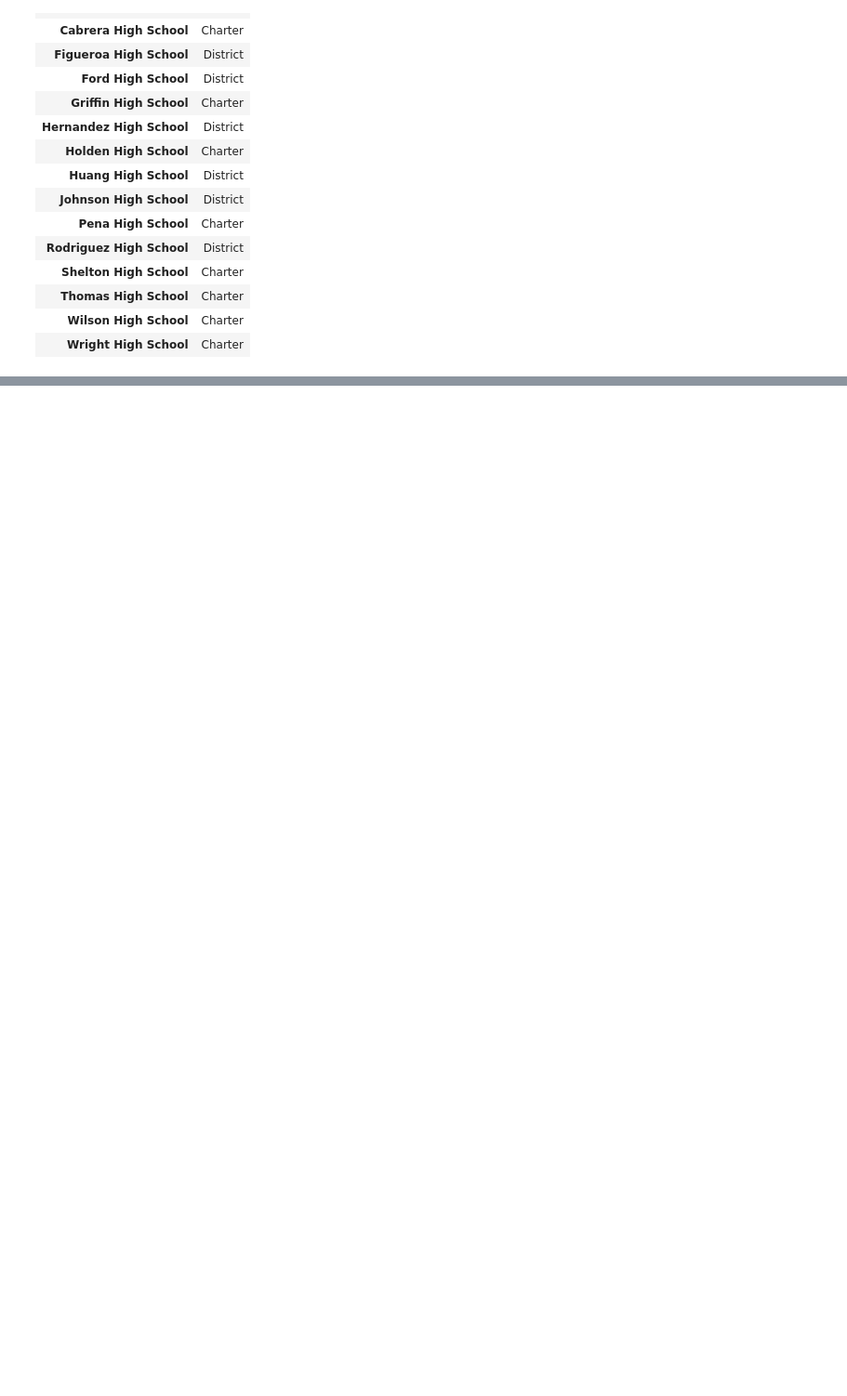
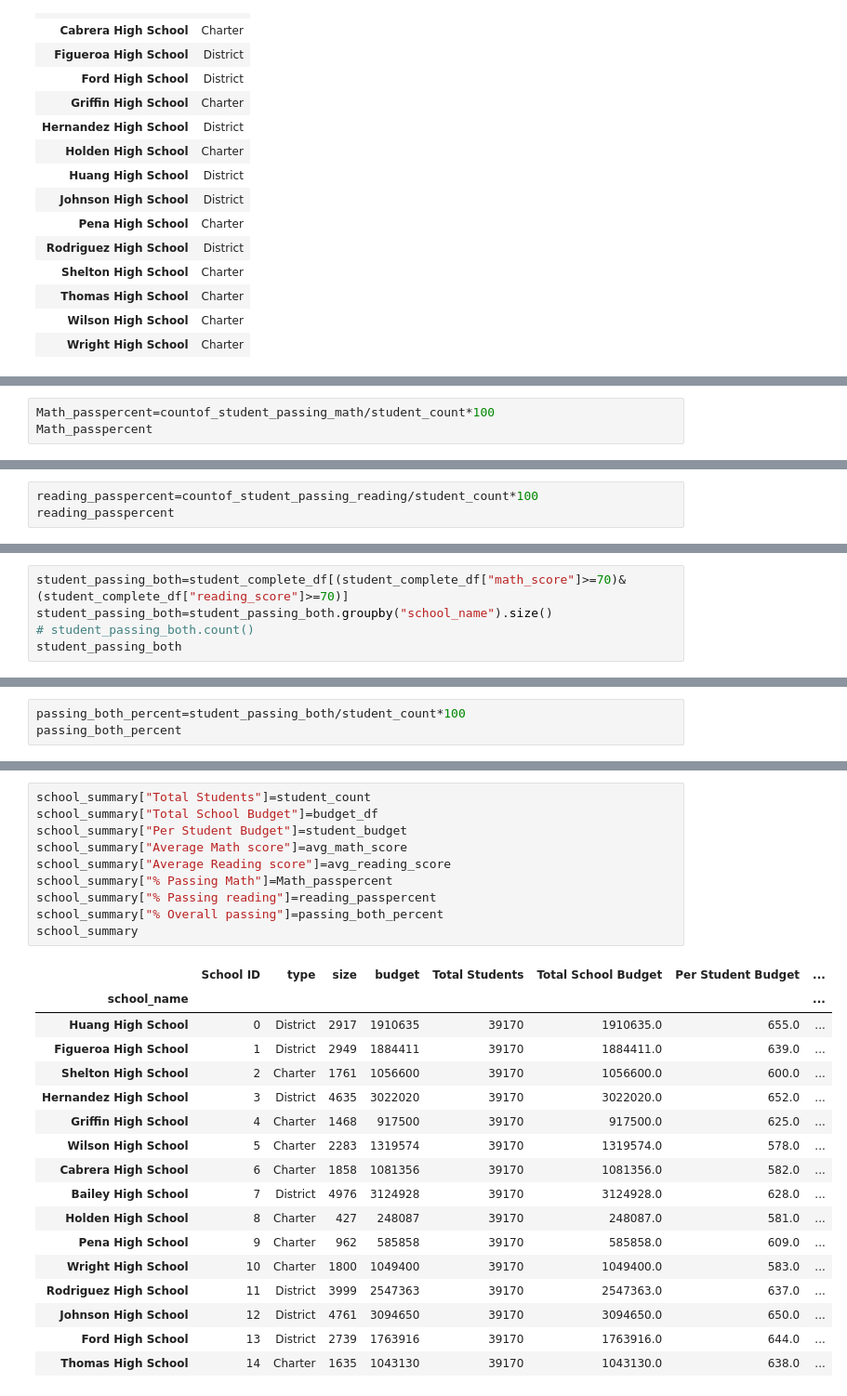
Before and after one commit to Urja1529/pandas_challenge, a Jupyter notebook: PyCitySchools.ipynb, the cells around one changed output, grey strips where cells are left out. Shown at 93% size. Cells and saved outputs as stored; diff of their text form; blank space fills up the shorter version.

```diff
--- a/PyCitySchools.ipynb
+++ b/PyCitySchools.ipynb
@@ -172,0 +305,3 @@ Name: budget, dtype: int64
+# %%
+Math_passpercent=countof_student_passing_math/student_count*100
+Math_passpercent
@@ -172,0 +326,3 @@ Name: budget, dtype: int64
+# %%
+reading_passpercent=countof_student_passing_reading/student_count*100
+reading_passpercent
@@ -172,0 +347,5 @@ Name: budget, dtype: int64
+# %%
+student_passing_both=student_complete_df[(student_complete_df["math_score"]>=70)&(student_complete_df["reading_score"]>=70)]
+student_passing_both=student_passing_both.groupby("school_name").size()
+# student_passing_both.count()
+student_passing_both
@@ -172,0 +370,3 @@ Name: budget, dtype: int64
+# %%
+passing_both_percent=student_passing_both/student_count*100
+passing_both_percent
@@ -172,0 +391,28 @@ Name: budget, dtype: int64
+# %%
+school_summary["Total Students"]=student_count
+school_summary["Total School Budget"]=budget_df
+school_summary["Per Student Budget"]=student_budget
+school_summary["Average Math score"]=avg_math_score
+school_summary["Average Reading score"]=avg_reading_score
+school_summary["% Passing Math"]=Math_passpercent
+school_summary["% Passing reading"]=reading_passpercent
+school_summary["% Overall passing"]=passing_both_percent
+school_summary
+# %% [output]
+|  | School ID | type | size | budget | Total Students | Total School Budget | Per Student Budget | ... |
+| school_name |  |  |  |  |  |  |  | ... |
+| Huang High School | 0 | District | 2917 | 1910635 | 39170 | 1910635.0 | 655.0 | ... |
+| Figueroa High School | 1 | District | 2949 | 1884411 | 39170 | 1884411.0 | 639.0 | ... |
+| Shelton High School | 2 | Charter | 1761 | 1056600 | 39170 | 1056600.0 | 600.0 | ... |
+| Hernandez High School | 3 | District | 4635 | 3022020 | 39170 | 3022020.0 | 652.0 | ... |
+| Griffin High School | 4 | Charter | 1468 | 917500 | 39170 | 917500.0 | 625.0 | ... |
+| Wilson High School | 5 | Charter | 2283 | 1319574 | 39170 | 1319574.0 | 578.0 | ... |
+| Cabrera High School | 6 | Charter | 1858 | 1081356 | 39170 | 1081356.0 | 582.0 | ... |
+| Bailey High School | 7 | District | 4976 | 3124928 | 39170 | 3124928.0 | 628.0 | ... |
+| Holden High School | 8 | Charter | 427 | 248087 | 39170 | 248087.0 | 581.0 | ... |
+| Pena High School | 9 | Charter | 962 | 585858 | 39170 | 585858.0 | 609.0 | ... |
+| Wright High School | 10 | Charter | 1800 | 1049400 | 39170 | 1049400.0 | 583.0 | ... |
+| Rodriguez High School | 11 | District | 3999 | 2547363 | 39170 | 2547363.0 | 637.0 | ... |
+| Johnson High School | 12 | District | 4761 | 3094650 | 39170 | 3094650.0 | 650.0 | ... |
+| Ford High School | 13 | District | 2739 | 1763916 | 39170 | 1763916.0 | 644.0 | ... |
+| Thomas High School | 14 | Charter | 1635 | 1043130 | 39170 | 1043130.0 | 638.0 | ... |
```
Also changed, not shown: parts of 42 cells of this notebook, 4 other files.
